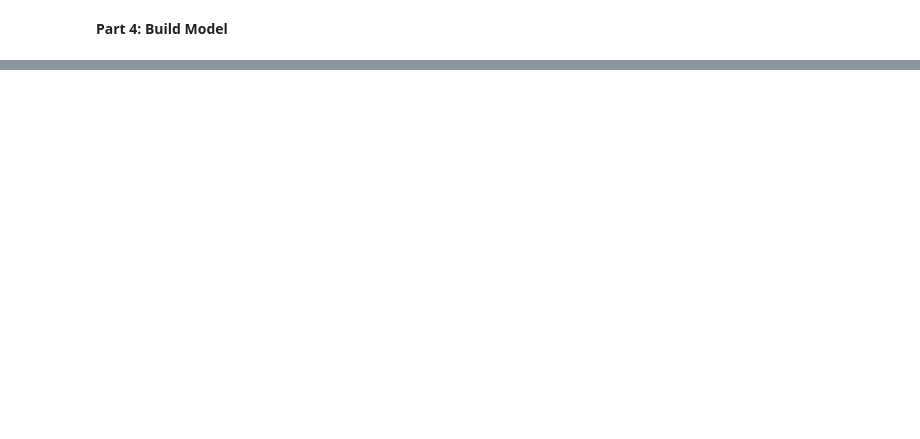
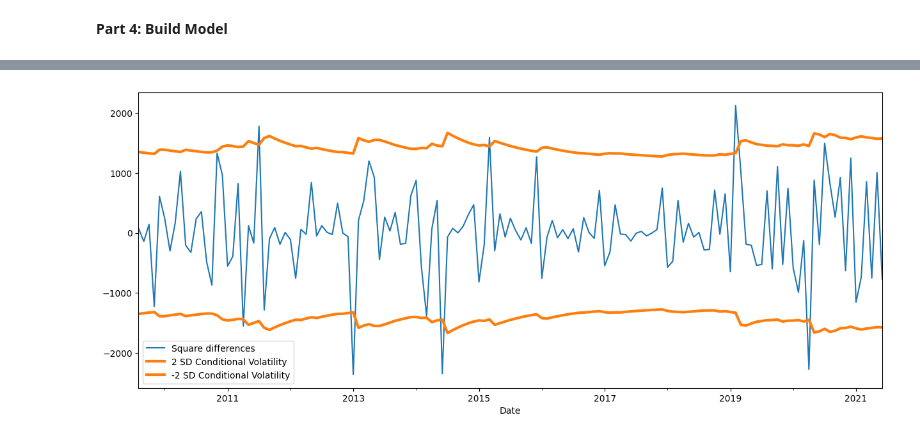
Before and after one commit to micahondiwa/fraud_volumes_detection, a Jupyter notebook: fraud-volume_forecast_garch.ipynb, the cells around one changed output, grey strips where cells are left out. Drawn from its saved outputs; the diff is of its cells as text; code cells hidden in the pictures; blank space fills up the shorter version.

```diff
--- a/fraud-volume_forecast_garch.ipynb
+++ b/fraud-volume_forecast_garch.ipynb
@@ -410 +410,31 @@ Volatility Model
 Covariance estimator: robust
+# %%
+fig, ax = plt.subplots(figsize=(15, 6))
+
+# Plot train_set
+train_set .plot(ax=ax, label="Square differences")
+
+# Plot conditional volatility * 2
+(2 * model.conditional_volatility).plot(
+    ax=ax,
+    color="C1",
+    label="2 SD Conditional Volatility",
+    linewidth=3
+)
+
+# Plot conditional volatility * -2
+(-2 * model.conditional_volatility.rename()).plot(
+    ax=ax,
+    color="C1",
+    label="-2 SD Conditional Volatility",
+    linewidth=3
+)
+
+# Add axis labels
+plt.xlabel("Date")
+
+
+# Add legend
+plt.legend();
+# %% [output]
+[figure, added]
```
Also changed, not shown: parts of 2 cells of this notebook.
